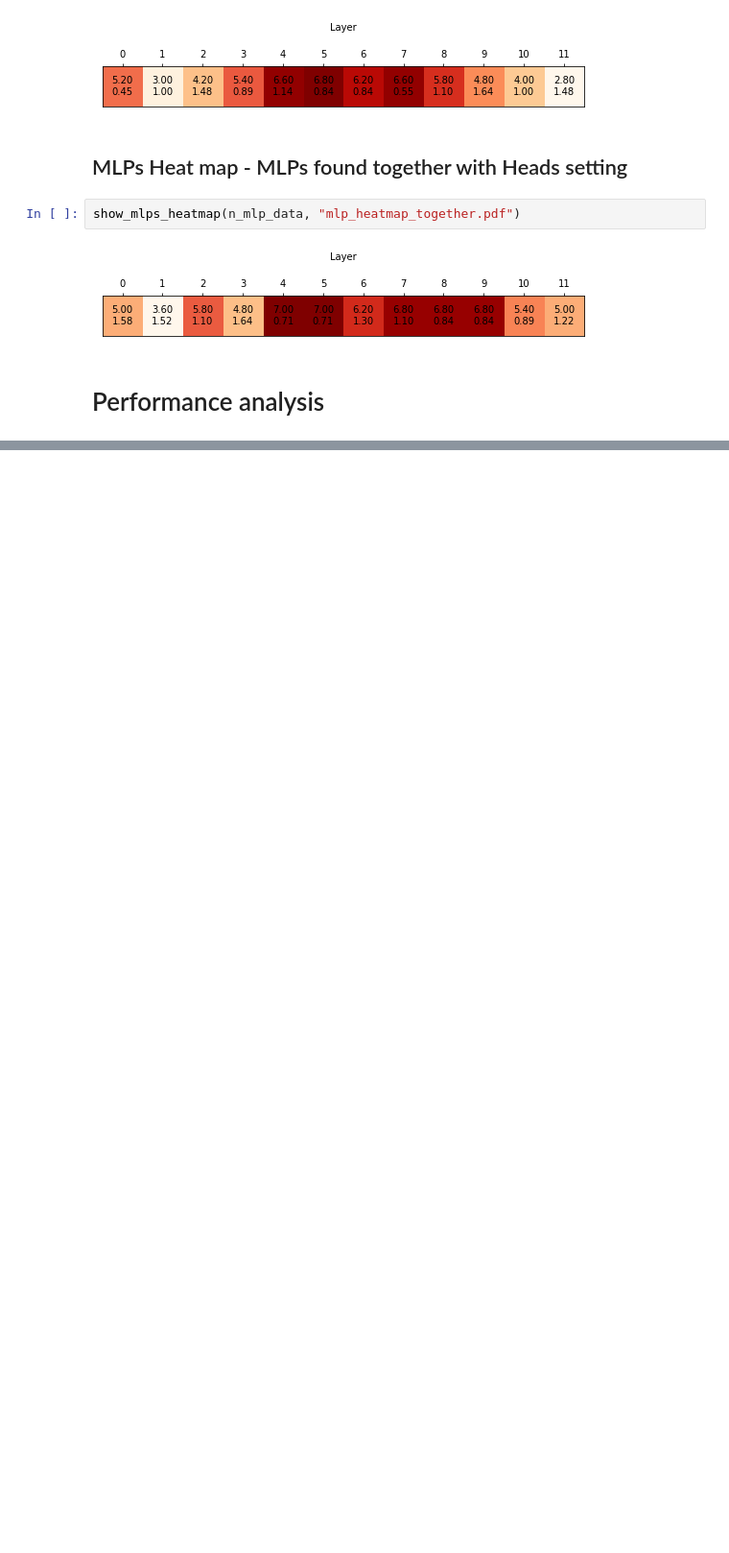
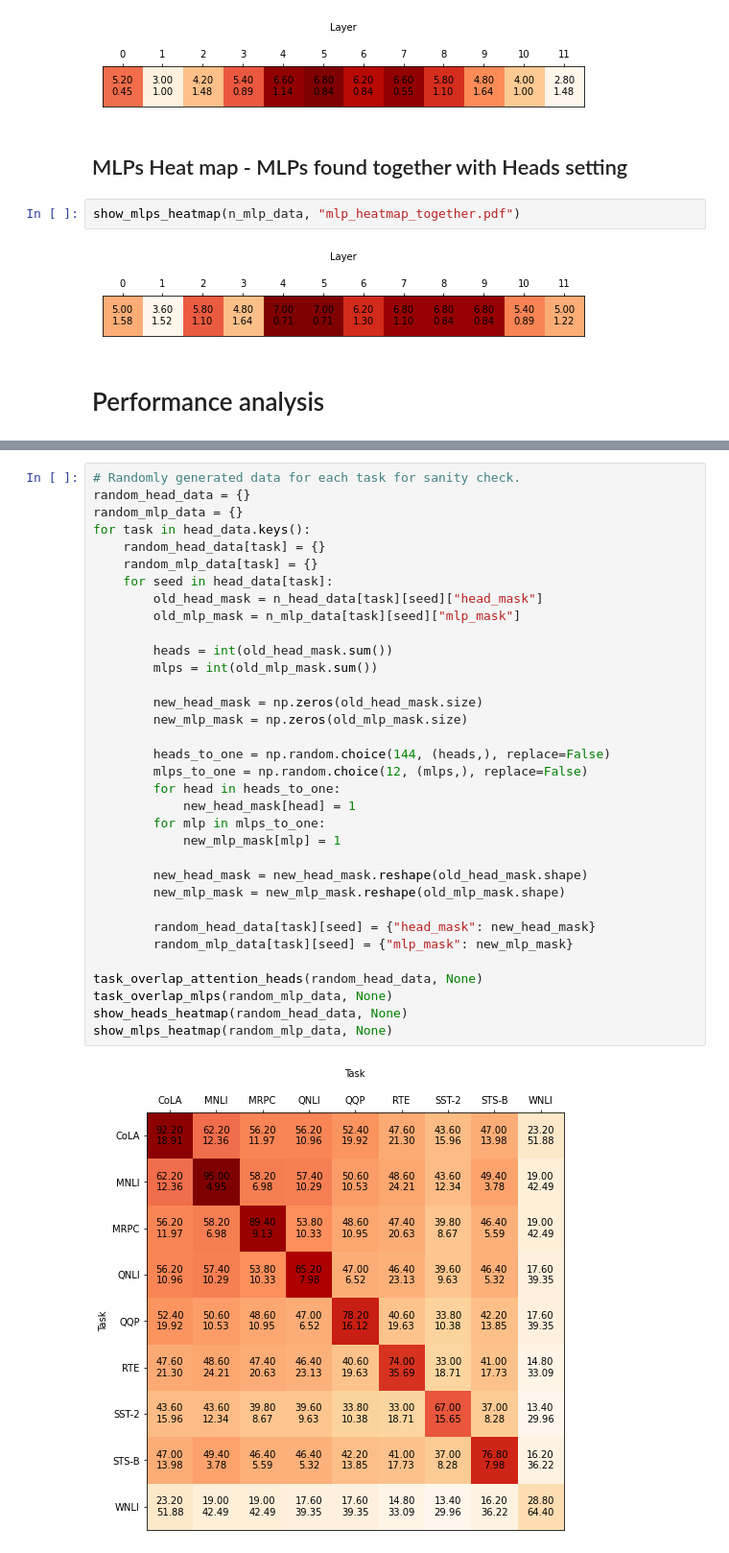
Before and after one commit to sai-prasanna/bert-experiments, a Jupyter notebook: experiment_analysis/mask_analysis.ipynb, the cells around one changed output, grey strips where cells are left out. Shown at 96% size. Saved outputs shown, nothing was run; the diff lists cells and outputs as text; blank space fills up the shorter version.

```diff
--- a/experiment_analysis/mask_analysis.ipynb
+++ b/experiment_analysis/mask_analysis.ipynb
@@ -327,0 +329,36 @@ plot_all_task_metrics(analyzed_metrics, "Masking")
+# %%
+# Randomly generated data for each task for sanity check.
+random_head_data = {}
+random_mlp_data = {}
+for task in head_data.keys():
+    random_head_data[task] = {}
+    random_mlp_data[task] = {}
+    for seed in head_data[task]:
+        old_head_mask = n_head_data[task][seed]["head_mask"]
+        old_mlp_mask = n_mlp_data[task][seed]["mlp_mask"]
+
+        heads = int(old_head_mask.sum())
+        mlps = int(old_mlp_mask.sum())
+
+        new_head_mask = np.zeros(old_head_mask.size)
+        new_mlp_mask = np.zeros(old_mlp_mask.size)
+
+        heads_to_one = np.random.choice(144, (heads,), replace=False)
+        mlps_to_one = np.random.choice(12, (mlps,), replace=False)
+        for head in heads_to_one:
+            new_head_mask[head] = 1
+        for mlp in mlps_to_one:
+            new_mlp_mask[mlp] = 1
+
+        new_head_mask = new_head_mask.reshape(old_head_mask.shape)
+        new_mlp_mask = new_mlp_mask.reshape(old_mlp_mask.shape)
+
+        random_head_data[task][seed] = {"head_mask": new_head_mask}
+        random_mlp_data[task][seed] = {"mlp_mask": new_mlp_mask}
+
+task_overlap_attention_heads(random_head_data, None)
+task_overlap_mlps(random_mlp_data, None)
+show_heads_heatmap(random_head_data, None)
+show_mlps_heatmap(random_mlp_data, None)
+# %% [output]
+[figure, added]
```
Also changed, not shown: parts of 8 cells of this notebook, 4 other files.
